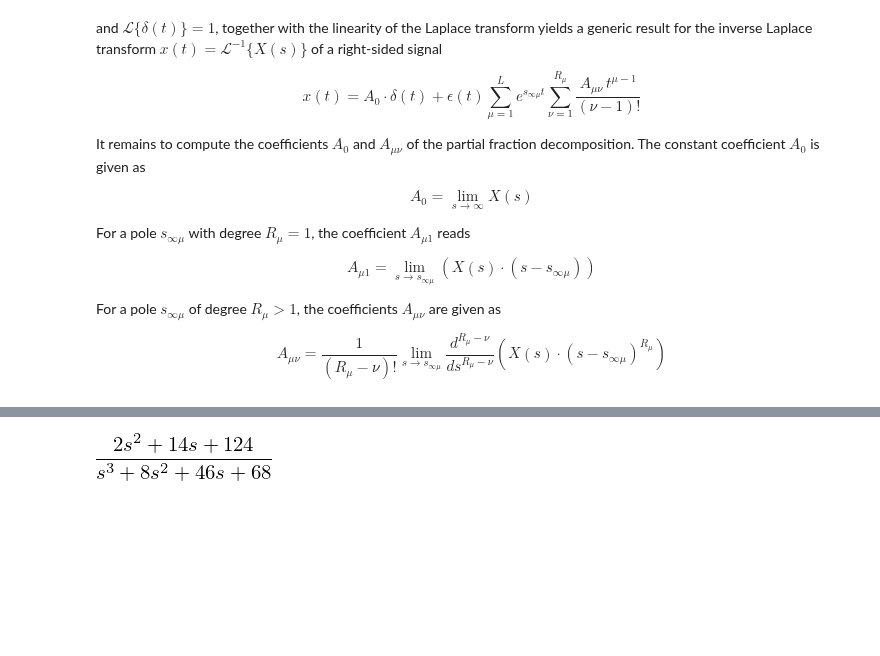
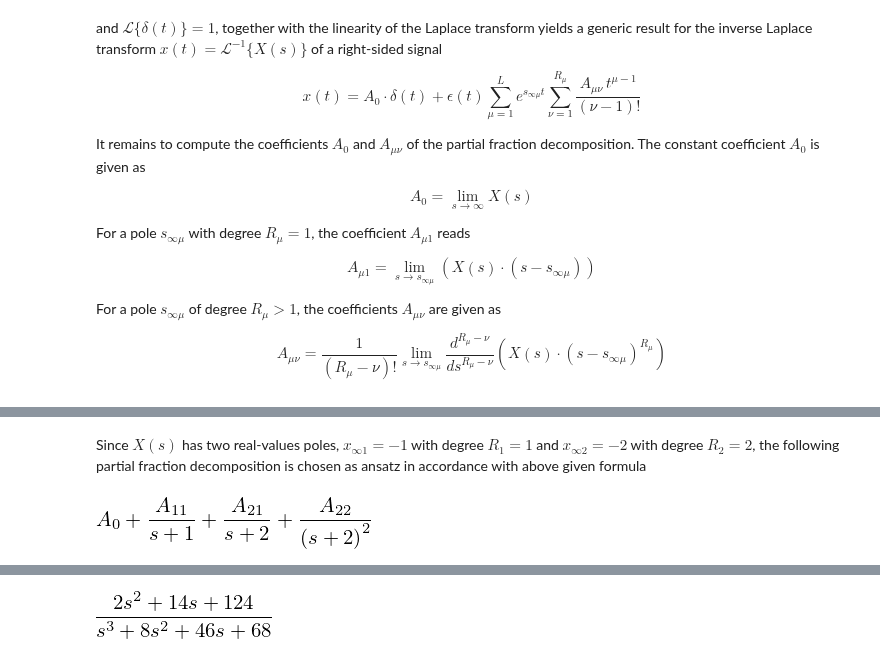
Before and after one commit to spatialaudio/signals-and-systems-lecture, a Jupyter notebook: laplace_transform/inverse.ipynb, the cells around one changed output, grey strips where cells are left out. Cells and saved outputs as stored; diff of their text form; code cells hidden in the pictures; blank space fills up the shorter version.

```diff
--- a/laplace_transform/inverse.ipynb
+++ b/laplace_transform/inverse.ipynb
@@ -72,0 +95,8 @@ A_{\mu \nu} = \frac{1}{(R_\mu - \nu)!} \lim_{s \to s_{\infty \mu}} \frac{d^{R_\m
+# %% [markdown]
+Since $X(s)$ has two real-values poles, $x_{\infty 1} = -1$ with degree $R_1 = 1$ and $x_{\infty 2} = -2$ with degree $R_2 = 2$, the following partial fraction decomposition is chosen as ansatz in accordance with above given formula
+# %%
+A0, A11, A21, A22 = sym.symbols('A_0 A_{11} A_{21} A_{22}', real=True)
+Xp = A0 + A11/(s+1) + A21/(s+2) + A22/(s+2)**2
+Xp
+# %% [output]
+[figure, added]
```
Also changed, not shown: parts of 22 cells of this notebook.
